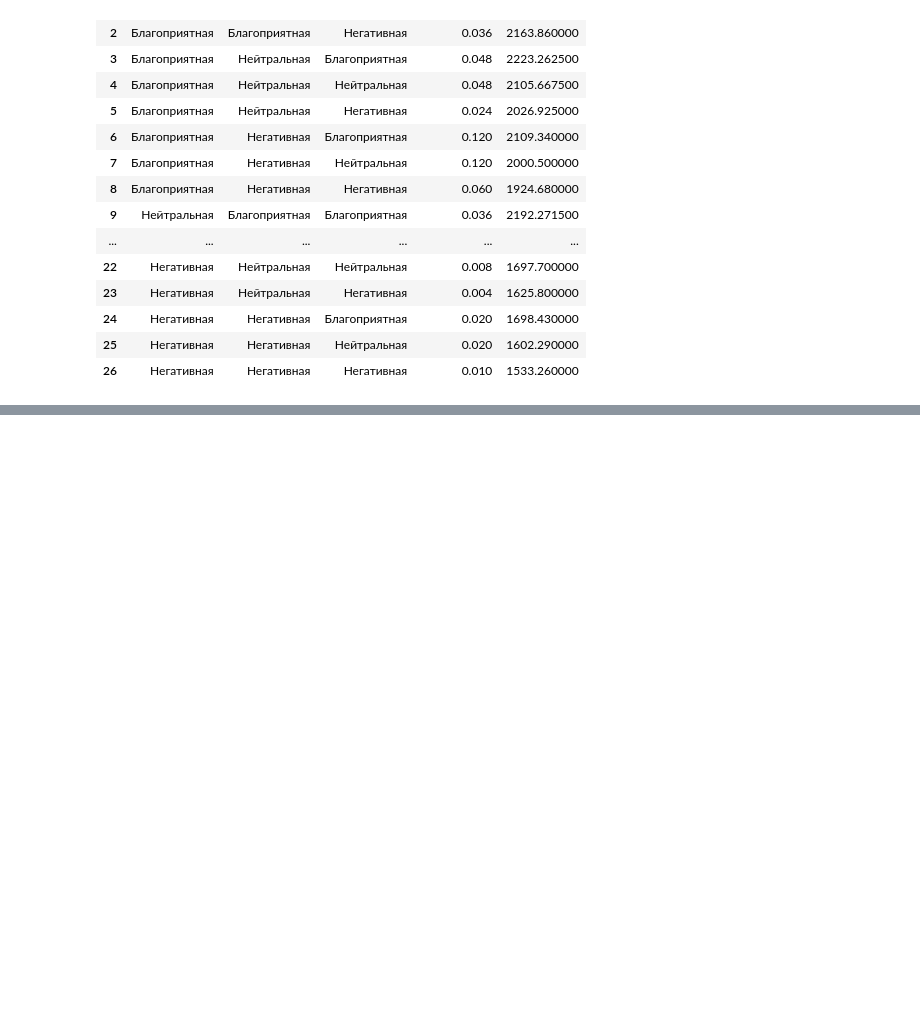
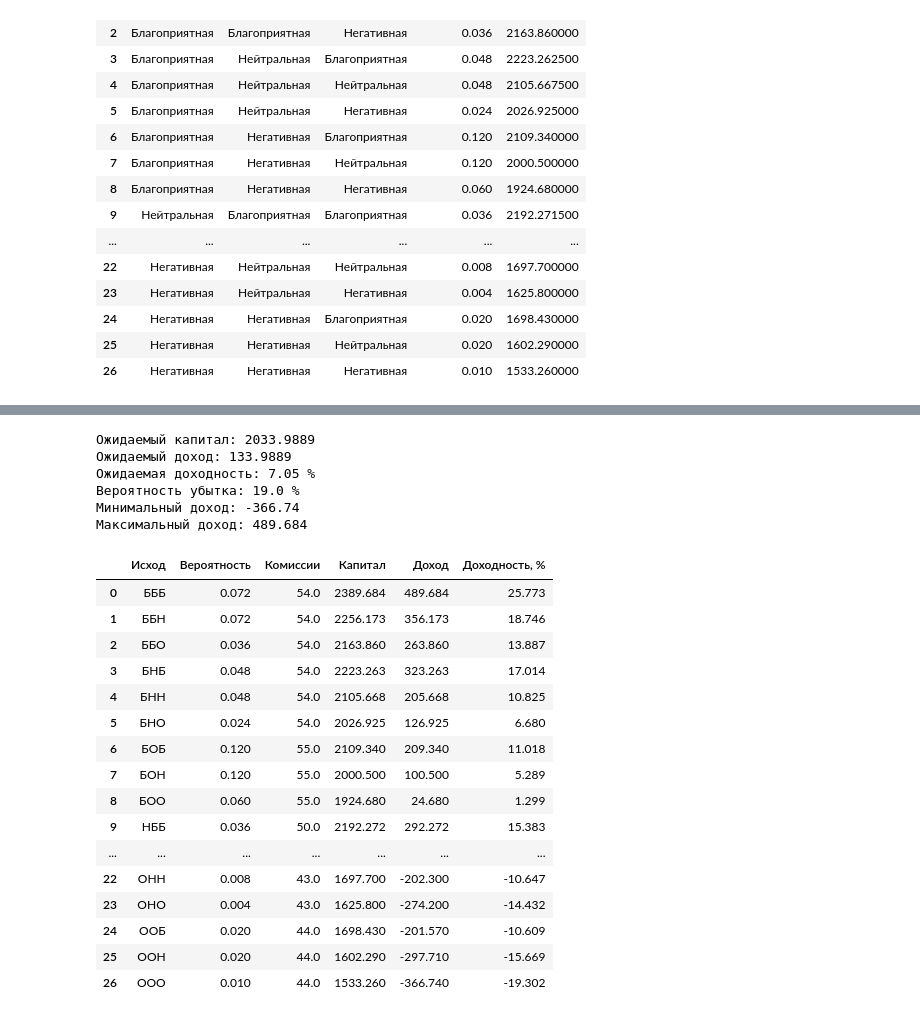
Before and after one commit to mariapetrova3009/optimization-methods, a Jupyter notebook: Lab4/LR4.ipynb, the cells around one changed output, grey strips where cells are left out. Drawn from its saved outputs; the diff is of its cells as text; code cells hidden in the pictures; blank space fills up the shorter version.

```diff
--- a/Lab4/LR4.ipynb
+++ b/Lab4/LR4.ipynb
@@ -350,0 +924,55 @@ display(end_table.round(6))
+# %%
+results = pd.DataFrame(final_results)
+
+expected_capital = (
+    results["Капитал"] * results["Вероятность"]
+).sum()
+
+expected_income = (
+    results["Доход"] * results["Вероятность"]
+).sum()
+
+expected_return = (
+    results["Доходность, %"] * results["Вероятность"]
+).sum()
+
+loss_probability = results.loc[
+    results["Доход"] < 0, "Вероятность"
+].sum()
+
+print("Ожидаемый капитал:", round(expected_capital, 4))
+print("Ожидаемый доход:", round(expected_income, 4))
+print("Ожидаемая доходность:", round(expected_return, 2), "%")
+print("Вероятность убытка:", round(loss_probability * 100, 2), "%")
+print("Минимальный доход:", round(results["Доход"].min(), 3))
+print("Максимальный доход:", round(results["Доход"].max(), 3))
+
+assert len(results) == 27
+assert np.isclose(results["Вероятность"].sum(), 1)
+assert np.isclose(expected_capital, optimal_capital)
+
+display(results.round(3))
+# %% [output]
+Ожидаемый капитал: 2033.9889
+Ожидаемый доход: 133.9889
+Ожидаемая доходность: 7.05 %
+Вероятность убытка: 19.0 %
+Минимальный доход: -366.74
+Максимальный доход: 489.684
+|  | Исход | Вероятность | Комиссии | Капитал | Доход | Доходность, % |
+| 0 | БББ | 0.072 | 54.0 | 2389.684 | 489.684 | 25.773 |
+| 1 | ББН | 0.072 | 54.0 | 2256.173 | 356.173 | 18.746 |
+| 2 | ББО | 0.036 | 54.0 | 2163.860 | 263.860 | 13.887 |
+| 3 | БНБ | 0.048 | 54.0 | 2223.263 | 323.263 | 17.014 |
+| 4 | БНН | 0.048 | 54.0 | 2105.668 | 205.668 | 10.825 |
+| 5 | БНО | 0.024 | 54.0 | 2026.925 | 126.925 | 6.680 |
+| 6 | БОБ | 0.120 | 55.0 | 2109.340 | 209.340 | 11.018 |
+| 7 | БОН | 0.120 | 55.0 | 2000.500 | 100.500 | 5.289 |
+| 8 | БОО | 0.060 | 55.0 | 1924.680 | 24.680 | 1.299 |
+| 9 | НББ | 0.036 | 50.0 | 2192.272 | 292.272 | 15.383 |
+| ... | ... | ... | ... | ... | ... | ... |
+| 22 | ОНН | 0.008 | 43.0 | 1697.700 | -202.300 | -10.647 |
+| 23 | ОНО | 0.004 | 43.0 | 1625.800 | -274.200 | -14.432 |
+| 24 | ООБ | 0.020 | 44.0 | 1698.430 | -201.570 | -10.609 |
+| 25 | ООН | 0.020 | 44.0 | 1602.290 | -297.710 | -15.669 |
+| 26 | ООО | 0.010 | 44.0 | 1533.260 | -366.740 | -19.302 |
```
Also changed, not shown: parts of 17 cells of this notebook, 3 other files.
